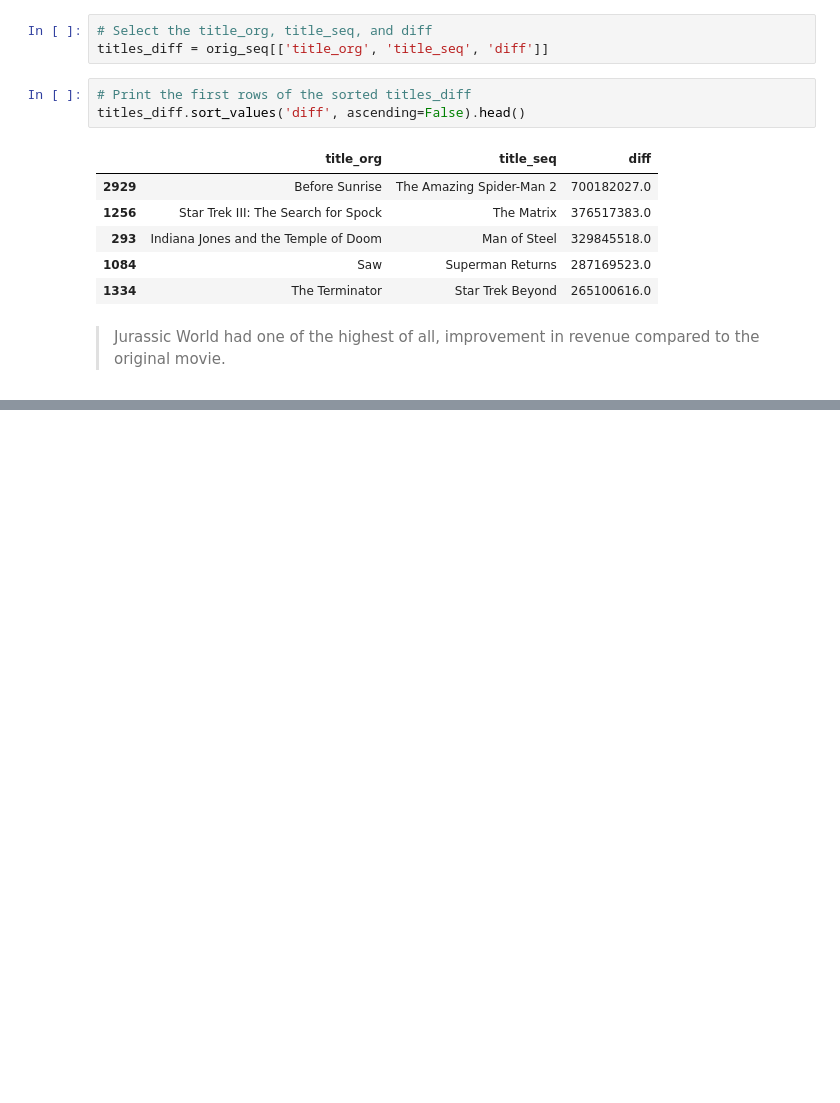
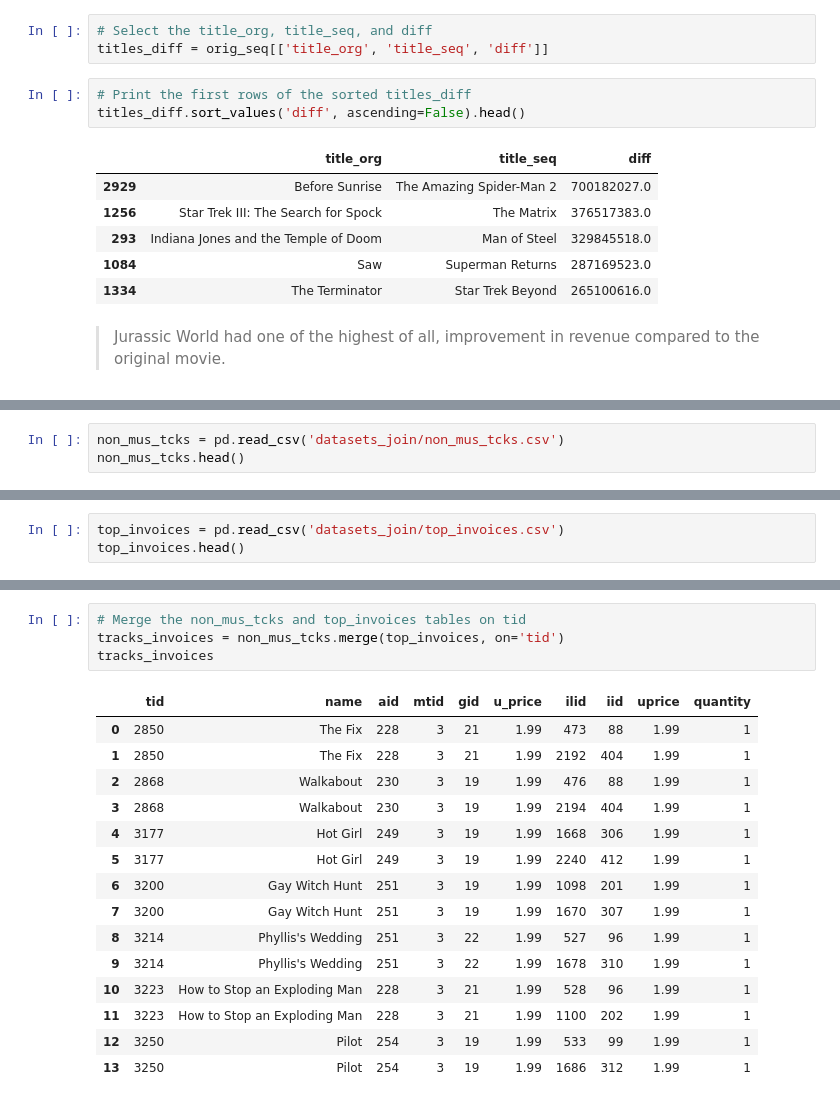
Before and after one commit to aziscript/Python-for-data-analysis, a Jupyter notebook: 04_joining_data_with_pd.ipynb, the cells around one changed output, grey strips where cells are left out. Drawn from its saved outputs; the diff is of its cells as text; blank space fills up the shorter version.

```diff
--- a/04_joining_data_with_pd.ipynb
+++ b/04_joining_data_with_pd.ipynb
@@ -784,0 +864,3 @@ titles_diff.sort_values('diff', ascending=False).head()
+# %%
+non_mus_tcks = pd.read_csv('datasets_join/non_mus_tcks.csv')
+non_mus_tcks.head()
@@ -784,0 +874,3 @@ titles_diff.sort_values('diff', ascending=False).head()
+# %%
+top_invoices = pd.read_csv('datasets_join/top_invoices.csv')
+top_invoices.head()
@@ -784,0 +894,20 @@ titles_diff.sort_values('diff', ascending=False).head()
+# %%
+# Merge the non_mus_tcks and top_invoices tables on tid
+tracks_invoices = non_mus_tcks.merge(top_invoices, on='tid')
+tracks_invoices
+# %% [output]
+|  | tid | name | aid | mtid | gid | u_price | ilid | iid | uprice | quantity |
+| 0 | 2850 | The Fix | 228 | 3 | 21 | 1.99 | 473 | 88 | 1.99 | 1 |
+| 1 | 2850 | The Fix | 228 | 3 | 21 | 1.99 | 2192 | 404 | 1.99 | 1 |
+| 2 | 2868 | Walkabout | 230 | 3 | 19 | 1.99 | 476 | 88 | 1.99 | 1 |
+| 3 | 2868 | Walkabout | 230 | 3 | 19 | 1.99 | 2194 | 404 | 1.99 | 1 |
+| 4 | 3177 | Hot Girl | 249 | 3 | 19 | 1.99 | 1668 | 306 | 1.99 | 1 |
+| 5 | 3177 | Hot Girl | 249 | 3 | 19 | 1.99 | 2240 | 412 | 1.99 | 1 |
+| 6 | 3200 | Gay Witch Hunt | 251 | 3 | 19 | 1.99 | 1098 | 201 | 1.99 | 1 |
+| 7 | 3200 | Gay Witch Hunt | 251 | 3 | 19 | 1.99 | 1670 | 307 | 1.99 | 1 |
+| 8 | 3214 | Phyllis's Wedding | 251 | 3 | 22 | 1.99 | 527 | 96 | 1.99 | 1 |
+| 9 | 3214 | Phyllis's Wedding | 251 | 3 | 22 | 1.99 | 1678 | 310 | 1.99 | 1 |
+| 10 | 3223 | How to Stop an Exploding Man | 228 | 3 | 21 | 1.99 | 528 | 96 | 1.99 | 1 |
+| 11 | 3223 | How to Stop an Exploding Man | 228 | 3 | 21 | 1.99 | 1100 | 202 | 1.99 | 1 |
+| 12 | 3250 | Pilot | 254 | 3 | 19 | 1.99 | 533 | 99 | 1.99 | 1 |
+| 13 | 3250 | Pilot | 254 | 3 | 19 | 1.99 | 1686 | 312 | 1.99 | 1 |
```
Also changed, not shown: parts of 18 cells of this notebook, 6 other files.
